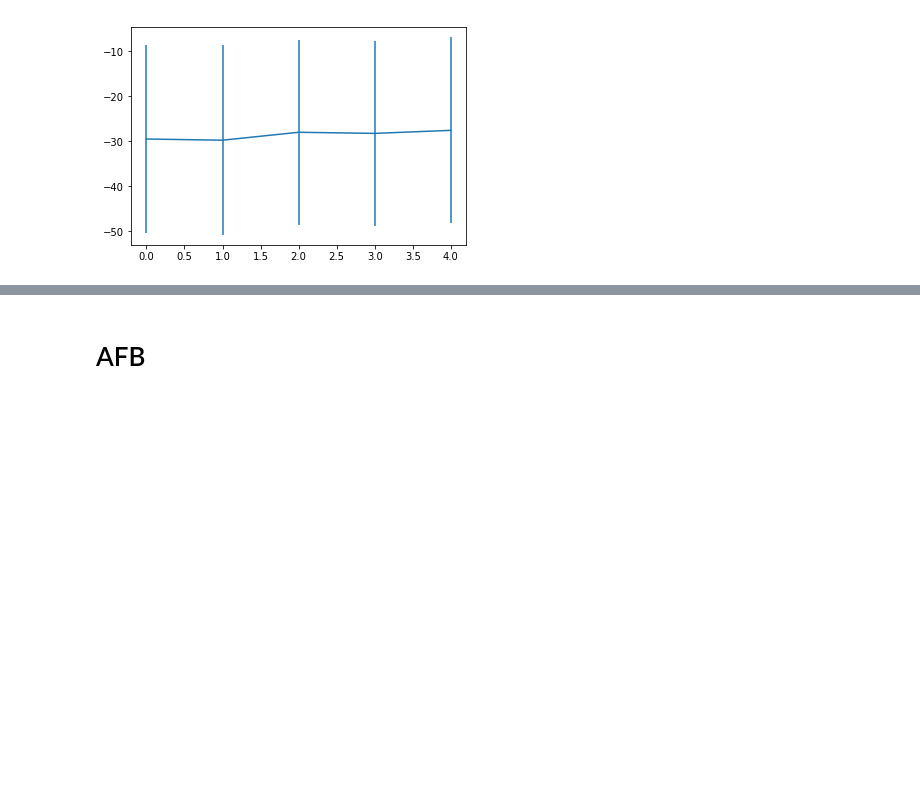
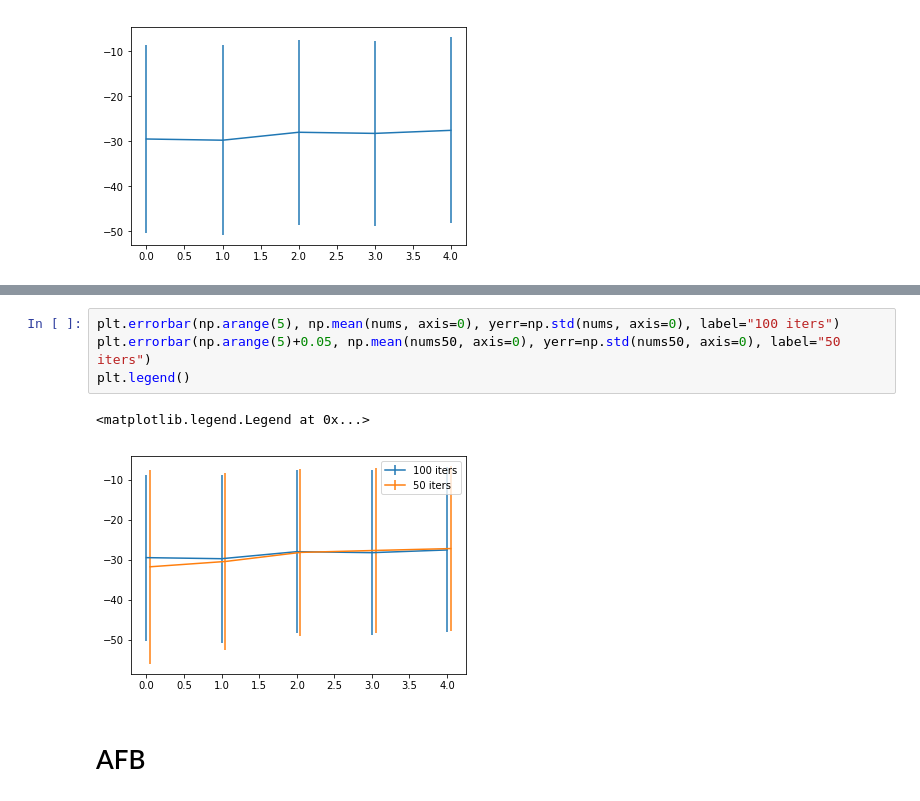
Before and after one commit to nlandolfi/slbo, a Jupyter notebook: notebooks/ALL.ipynb, the cells around one changed output, grey strips where cells are left out. Drawn from its saved outputs; the diff is of its cells as text; blank space fills up the shorter version.

```diff
--- a/notebooks/ALL.ipynb
+++ b/notebooks/ALL.ipynb
@@ -112,3 +120,10 @@ time data '2019-05-13T00:14:38' does not match format '%Y-%m-%dT%H:%M:%S.%f'
+# %%
+plt.errorbar(np.arange(5), np.mean(nums, axis=0), yerr=np.std(nums, axis=0), label="100 iters")
+plt.errorbar(np.arange(5)+0.05, np.mean(nums50, axis=0), yerr=np.std(nums50, axis=0), label="50 iters")
+plt.legend()
+# %% [output]
+<matplotlib.legend.Legend at 0x...>
+[figure, added]
 # %% [markdown]
 # AFB
 # %%
```
Also changed, not shown: parts of 7 cells of this notebook, 16 other files.
